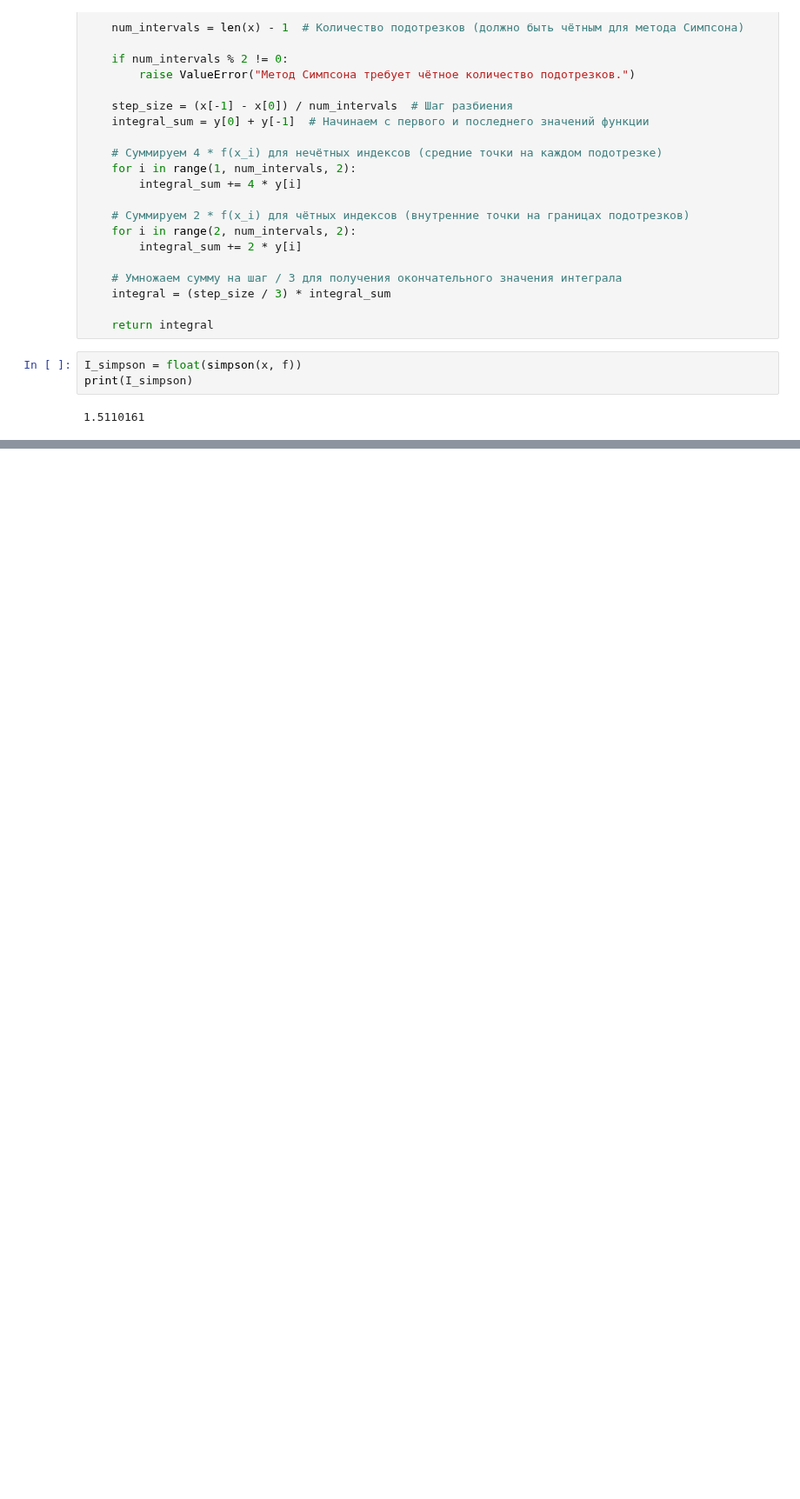
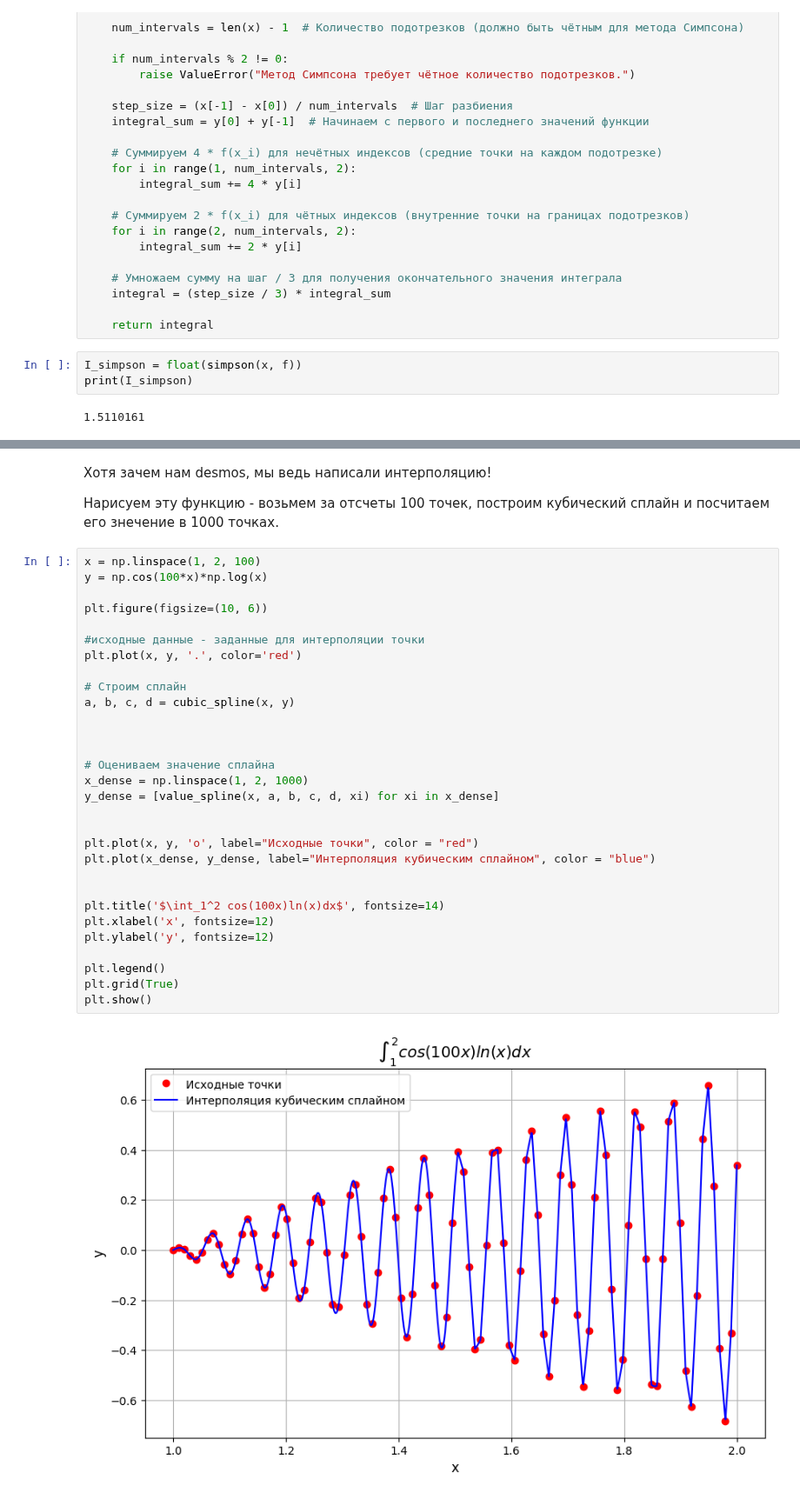
Before and after one commit to oncoming-lane/computational_mathematics, a Jupyter notebook: lab5/lab5.ipynb, the cells around one changed output, grey strips where cells are left out. Shown at 87% size. Drawn from its saved outputs; the diff is of its cells as text; blank space fills up the shorter version.

```diff
--- a/lab5/lab5.ipynb
+++ b/lab5/lab5.ipynb
@@ -252,0 +262,36 @@ print(I_simpson)
+# %% [markdown]
+Хотя зачем нам desmos, мы ведь написали интерполяцию!
+
+Нарисуем эту функцию - возьмем за отсчеты 100 точек, построим кубический сплайн и посчитаем его знечение в 1000 точках.
+# %%
+x = np.linspace(1, 2, 100)
+y = np.cos(100*x)*np.log(x)
+
+plt.figure(figsize=(10, 6))
+
+#исходные данные - заданные для интерполяции точки
+plt.plot(x, y, '.', color='red')
+
+# Строим сплайн
+a, b, c, d = cubic_spline(x, y)
+
+
+
+# Оцениваем значение сплайна
+x_dense = np.linspace(1, 2, 1000)
+y_dense = [value_spline(x, a, b, c, d, xi) for xi in x_dense]
+
+
+plt.plot(x, y, 'o', label="Исходные точки", color = "red")
+plt.plot(x_dense, y_dense, label="Интерполяция кубическим сплайном", color = "blue")
+
+
+plt.title('$\int_1^2 cos(100x)ln(x)dx$', fontsize=14)
+plt.xlabel('x', fontsize=12)
+plt.ylabel('y', fontsize=12)
+
+plt.legend()
+plt.grid(True)
+plt.show()
+# %% [output]
+[figure, added]
```
Also changed, not shown: parts of 10 cells of this notebook, 1 other file.
